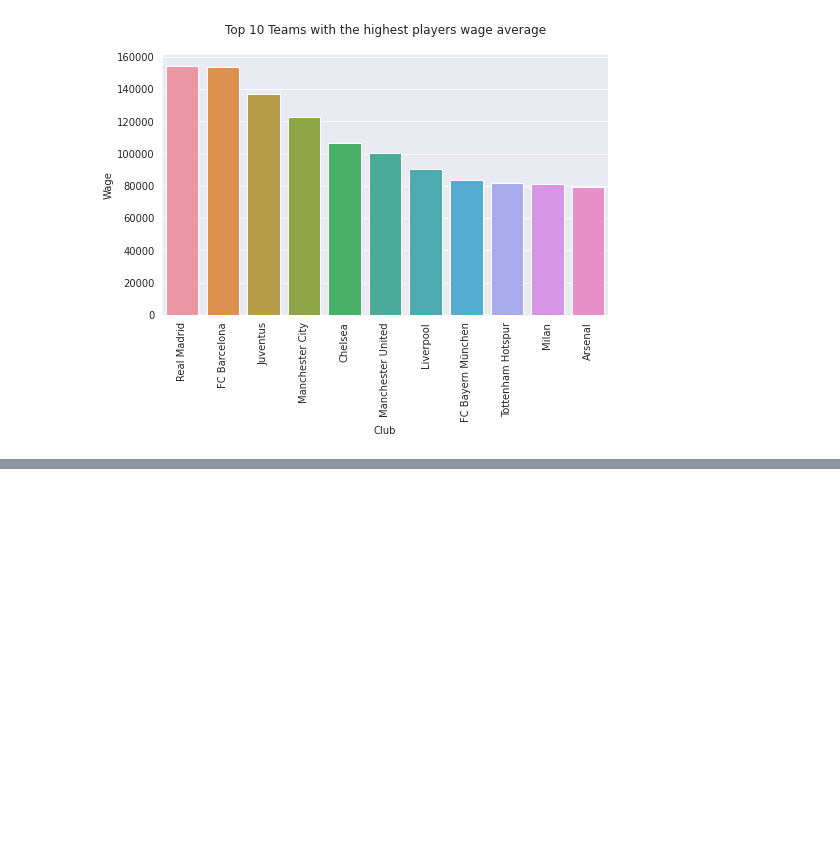
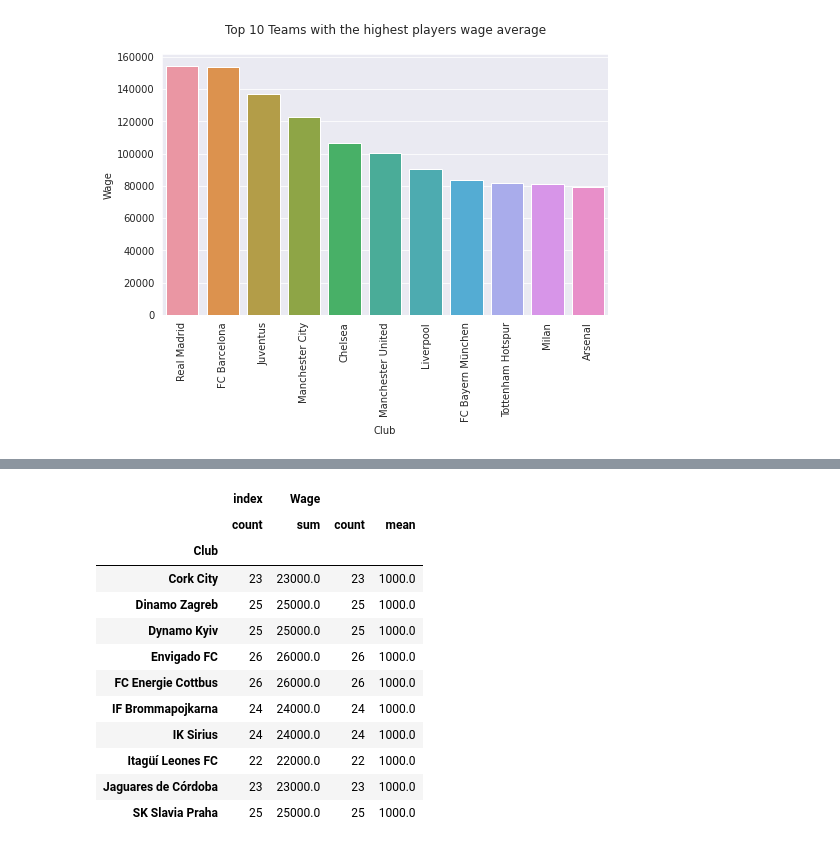
Before and after one commit to ChristoRay/ChrisPortofolioForDS, a Jupyter notebook: Fifa 19 Project/EDA_on_Outfield_DF.ipynb, the cells around one changed output, grey strips where cells are left out. Cells and saved outputs as stored; diff of their text form; code cells hidden in the pictures; blank space fills up the shorter version.

```diff
--- a/Fifa 19 Project/EDA_on_Outfield_DF.ipynb
+++ b/Fifa 19 Project/EDA_on_Outfield_DF.ipynb
@@ -115,0 +137,25 @@ plt.show()
+# %%
+'''
+looking at the graph above, we'll look into why all of them have the same average
+wage for players
+'''
+
+clubs = average_wage_sort['Club'][-10:].values
+clubs_lowest_average = df[df['Club'].isin(clubs)].reset_index().copy()
+clubs_lowest_average.groupby('Club').agg({'index':'count','Wage':['sum','count','mean']})
+
+#from this output, we can see that these clubs pays all of their players the same amount
+# %% [output]
+|  | index | Wage |  |  |
+|  | count | sum | count | mean |
+| Club |  |  |  |  |
+| Cork City | 23 | 23000.0 | 23 | 1000.0 |
+| Dinamo Zagreb | 25 | 25000.0 | 25 | 1000.0 |
+| Dynamo Kyiv | 25 | 25000.0 | 25 | 1000.0 |
+| Envigado FC | 26 | 26000.0 | 26 | 1000.0 |
+| FC Energie Cottbus | 26 | 26000.0 | 26 | 1000.0 |
+| IF Brommapojkarna | 24 | 24000.0 | 24 | 1000.0 |
+| IK Sirius | 24 | 24000.0 | 24 | 1000.0 |
+| Itagüí Leones FC | 22 | 22000.0 | 22 | 1000.0 |
+| Jaguares de Córdoba | 23 | 23000.0 | 23 | 1000.0 |
+| SK Slavia Praha | 25 | 25000.0 | 25 | 1000.0 |
```
Also changed, not shown: parts of 4 cells of this notebook.
